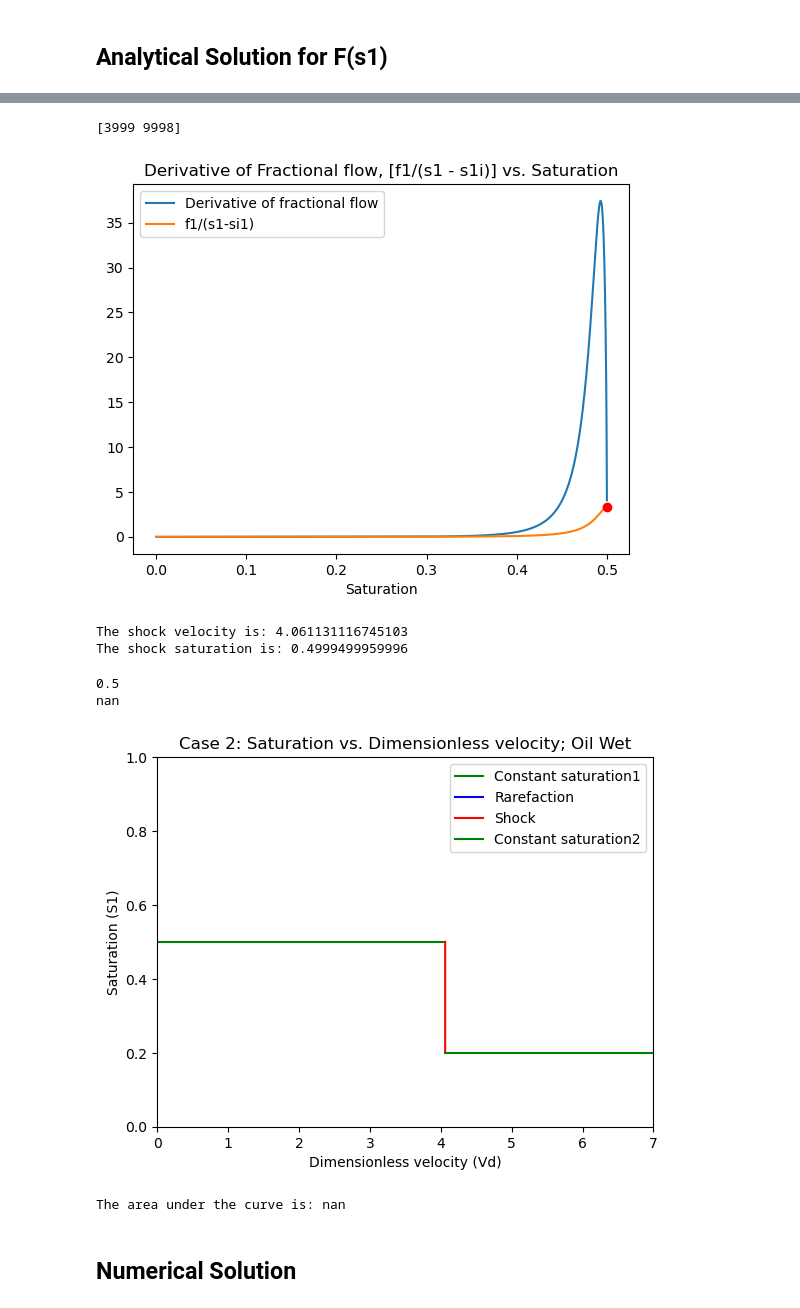
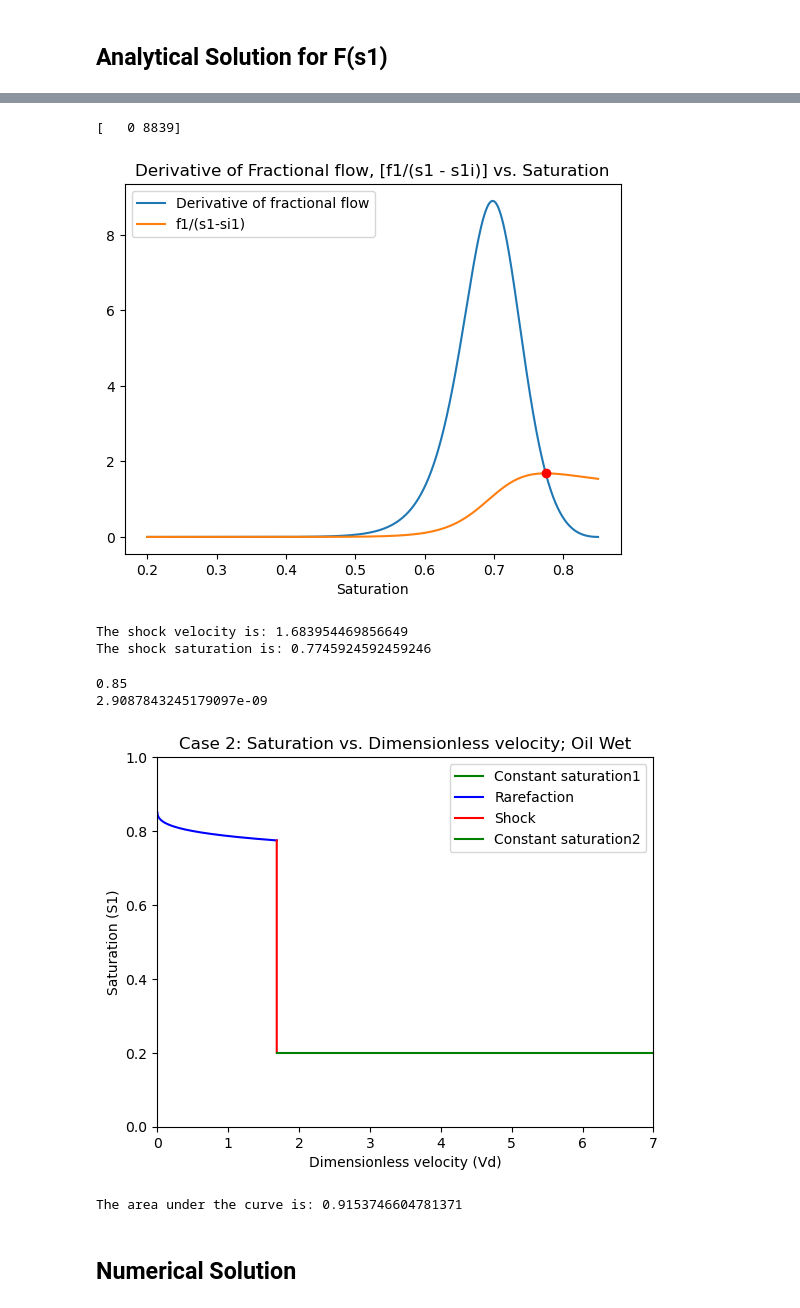
Before and after one commit to esemsc-peo23/GEMS2-Coding-Exercise, a Jupyter notebook: Solutions.ipynb, the cells around one changed output, grey strips where cells are left out. Saved outputs shown, nothing was run; the diff lists cells and outputs as text; code cells hidden in the pictures.

Commit message:
case 2 works well

```diff
--- a/Solutions.ipynb
+++ b/Solutions.ipynb
@@ -13,29 +13,29 @@ import matplotlib.pyplot as plt
 # b = 3
 # s1i = 10e-6
 # s2r = 0.2
-# s1 = np.linspace(10e-6, (1-s2r), 10000)
+# s1 = np.linspace(s1i, (1-s2r), 10000)
 
-#Case 2
-u1 = 1 * 10**-3
+# #Case 2
+# u1 = 1 * 10**-3
+# u2 = 0.1 * 10**-3
+# kr1_max = 0.15
+# kr2_max = 1
+# a = 4
+# b = 1.5
+# s1i = 0.2
+# s2r = 0.5
+# s1 = np.linspace(s1i, (1-s2r), 20000)
+
+#Case 3
+u1 = 0.4 * 10**-3
 u2 = 0.1 * 10**-3
-kr1_max = 0.15
-kr2_max = 1
-a = 4
-b = 1.5
+kr1_max = 0.4
+kr2_max = 0.8
+a = 8
+b = 3
 s1i = 0.2
-s2r = 0.5
-s1 = np.linspace(10e-6, (1-s2r), 10000)
-
-# #Case 3
-# u1 = 0.4 * 10**-3
-# u2 = 0.1 * 10**-3
-# kr1_max = 0.4
-# kr2_max = 0.8
-# a = 8
-# b = 3
-# s1i = 0.2
-# s2r = 0.15
-# s1 = np.linspace(10e-6, (1-s2r), 10000)
+s2r = 0.15
+s1 = np.linspace(s1i, (1-s2r), 10000)
 # %%
 #Defining the function for fractional flow
 def fractional_flow(viscosity_phase1, viscosity_phase2, rel_perm1, rel_perm2):
@@ -162,7 +162,7 @@ def central_difference_derivative(f, x):
         The approximated derivative.
     """
 
-    h = s1[1] - s1[0]
+    h = 10e-6
     return (f(x+h) - f(x-h)) / (2 * h)
 # %% [markdown]
 ## Analytical Solution for F(s1)
@@ -194,7 +194,7 @@ idx = np.argwhere(np.diff(np.sign(f1_prime - shock_tangent))).flatten()
 print(idx)
 idx = idx[1]
 # %% [output]
-[3999 9998]
+[   0 8839]
 # %%
 plt.plot(s1, f1_prime, label='Derivative of fractional flow')
 plt.plot(s1, shock_tangent, label='f1/(s1-si1)')
@@ -204,16 +204,16 @@ plt.title('Derivative of Fractional flow, [f1/(s1 - s1i)] vs. Saturation')
 plt.xlabel('Saturation')
 plt.show()
 # %% [output]
-[figure, old version]
+[figure, new version]
 # %%
-shock_velocity = f1_prime[idx]
+shock_velocity = shock_tangent[idx]
 shock_saturation = s1[idx]
 
 print('The shock velocity is:', shock_velocity)
 print('The shock saturation is:', shock_saturation)
 # %% [output]
-The shock velocity is: 4.061131116745103
-The shock saturation is: 0.4999499959996
+The shock velocity is: 1.683954469856649
+The shock saturation is: 0.7745924592459246
 # %%
 #Variables for plotting the saturation and dimensionless velocity curve
 s1_max = 1-s2r
@@ -221,32 +221,32 @@ print(s1_max)
 vd_min = central_difference_derivative(f, s1_max)
 print(vd_min)
 # %% [output]
-0.5
-nan
+0.85
+2.9087843245179097e-09
 # %%
 s1_rarefaction = s1[(s1>=shock_saturation) & (s1<=s1_max)]
 vd_rarefaction = central_difference_derivative(f, s1_rarefaction)
-vd_constant1 = np.linspace(0, vd_rarefaction[0], 100)
+vd_constant1 = np.linspace(0, vd_rarefaction[-1], 100)
 s1_constant1 = np.ones_like(vd_constant1) * s1_max
 plt.plot(vd_constant1, s1_constant1, 'g', label='Constant saturation1')
 s1_shock = s1[(s1<=shock_saturation) & (s1>=s1i)]
 vd_shock = np.ones_like(s1_shock)*vd_rarefaction[0]
 plt.plot(vd_rarefaction, s1_rarefaction, 'b', label='Rarefaction')
 plt.plot(vd_shock, s1_shock, 'r', label='Shock')
 vd_constant2 = np.linspace(vd_shock[-1], 7, 100)
 s1_constant2 = np.ones_like(vd_constant2) * s1_shock[0]
 plt.plot(vd_constant2, s1_constant2, 'g', label='Constant saturation2')
 plt.legend()
 # plt.title('Case 1: Saturation vs. Dimensionless velocity; Water Wet')
 plt.title('Case 2: Saturation vs. Dimensionless velocity; Oil Wet')
 # plt.title('Case 3: Saturation vs. Dimensionless velocity; Mixed Wet')
 plt.xlabel('Dimensionless velocity (Vd)')
 plt.ylabel('Saturation (S1)')
 plt.gca().set_xlim(0, 7)
 plt.gca().set_ylim(0, 1)
 plt.show()
 # %% [output]
-[figure, old version]
+[figure, new version]
 # %%
 # Concatenate all the vd values
 vd_combined = np.concatenate((vd_constant1, vd_rarefaction, vd_shock))
@@ -258,7 +258,7 @@ s1_combined = np.concatenate((s1_constant1, s1_rarefaction, s1_shock))
 area = np.trapz(s1_combined, vd_combined)
 print("The area under the curve is:", area)
 # %% [output]
-The area under the curve is: nan
+The area under the curve is: 0.9153746604781371
 # %% [markdown]
 ## Numerical Solution
 # %%
```
Also changed, not shown: parts of 2 cells of this notebook.
